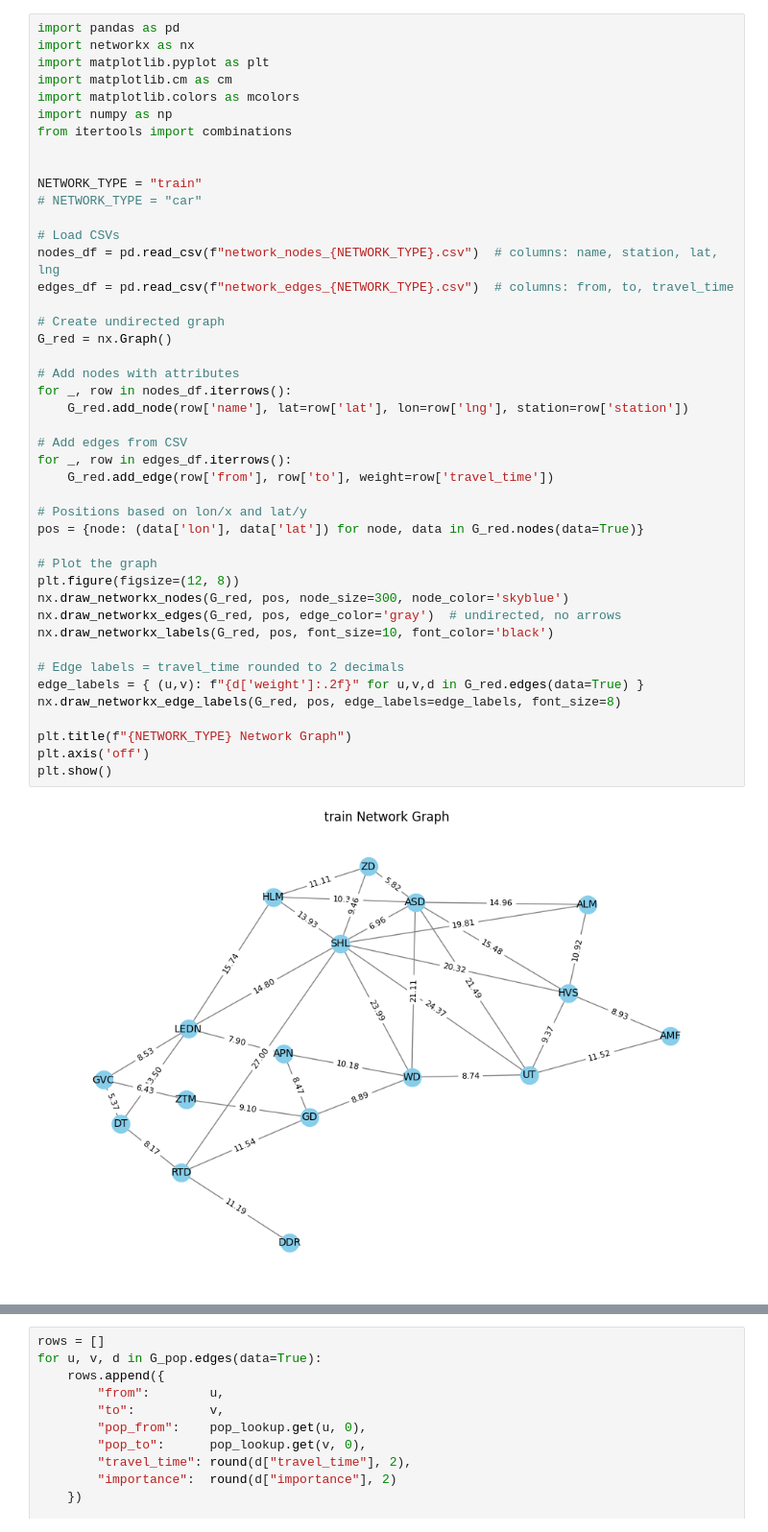
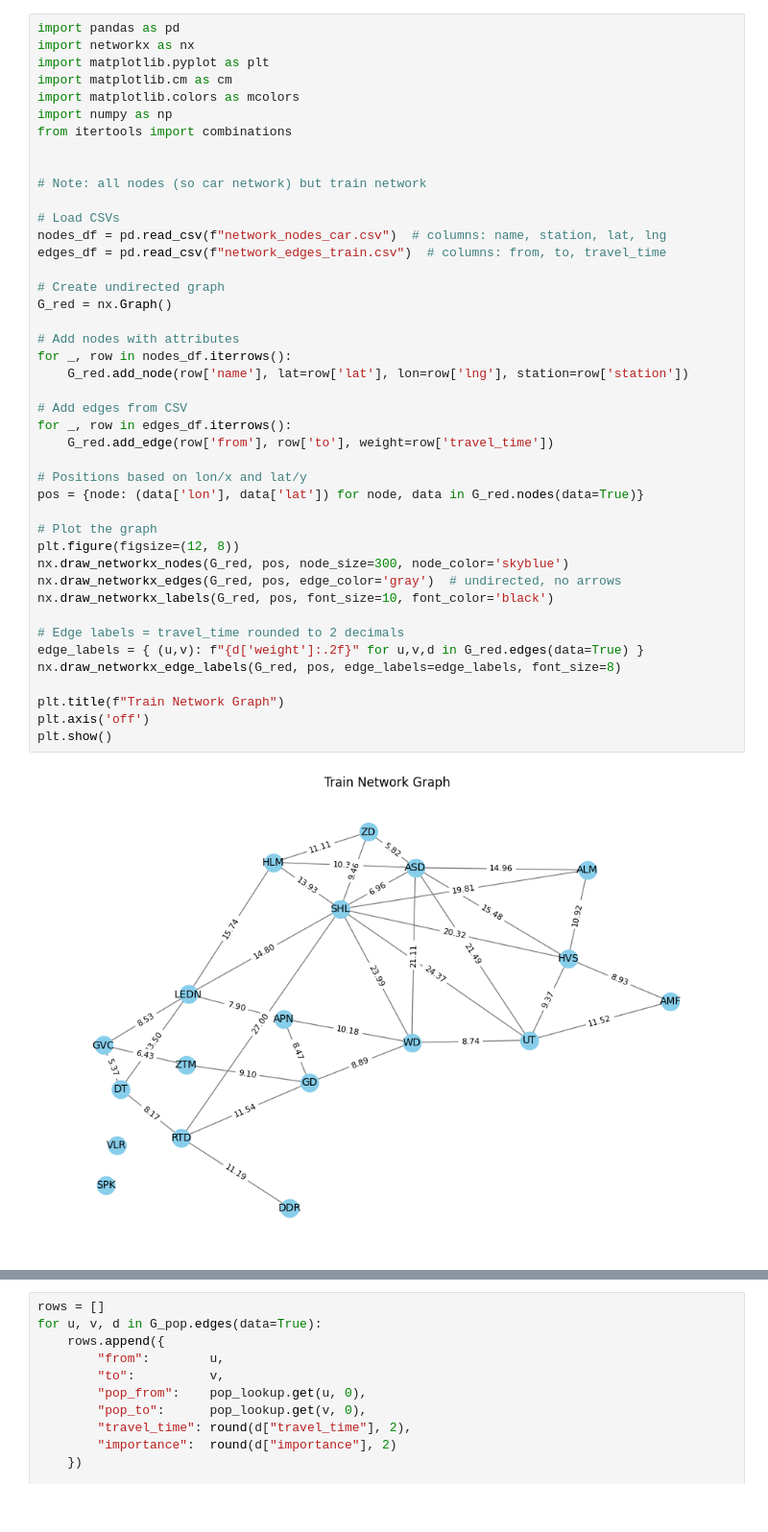
Before and after one commit to EVO5055/SEN124A-Project, a Jupyter notebook: part4.ipynb, the cells around one changed output, grey strips where cells are left out. Shown at 96% size. Cells and saved outputs as stored; diff of their text form.

```diff
--- a/part4.ipynb
+++ b/part4.ipynb
@@ -8,42 +8,41 @@ import numpy as np
 from itertools import combinations
 
 
-NETWORK_TYPE = "train"
-# NETWORK_TYPE = "car"
+# Note: all nodes (so car network) but train network
 
 # Load CSVs
-nodes_df = pd.read_csv(f"network_nodes_{NETWORK_TYPE}.csv")  # columns: name, station, lat, lng
-edges_df = pd.read_csv(f"network_edges_{NETWORK_TYPE}.csv")  # columns: from, to, travel_time
+nodes_df = pd.read_csv(f"network_nodes_car.csv")  # columns: name, station, lat, lng
+edges_df = pd.read_csv(f"network_edges_train.csv")  # columns: from, to, travel_time
 
 # Create undirected graph
 G_red = nx.Graph()
 
 # Add nodes with attributes
 for _, row in nodes_df.iterrows():
     G_red.add_node(row['name'], lat=row['lat'], lon=row['lng'], station=row['station'])
 
 # Add edges from CSV
 for _, row in edges_df.iterrows():
     G_red.add_edge(row['from'], row['to'], weight=row['travel_time'])
 
 # Positions based on lon/x and lat/y
 pos = {node: (data['lon'], data['lat']) for node, data in G_red.nodes(data=True)}
 
 # Plot the graph
 plt.figure(figsize=(12, 8))
 nx.draw_networkx_nodes(G_red, pos, node_size=300, node_color='skyblue')
 nx.draw_networkx_edges(G_red, pos, edge_color='gray')  # undirected, no arrows
 nx.draw_networkx_labels(G_red, pos, font_size=10, font_color='black')
 
 # Edge labels = travel_time rounded to 2 decimals
 edge_labels = { (u,v): f"{d['weight']:.2f}" for u,v,d in G_red.edges(data=True) }
 nx.draw_networkx_edge_labels(G_red, pos, edge_labels=edge_labels, font_size=8)
 
-plt.title(f"{NETWORK_TYPE} Network Graph")
+plt.title(f"Train Network Graph")
 plt.axis('off')
 plt.show()
 # %% [output]
-[figure, old version]
+[figure, new version]
 # %%
 pop_df     = pd.read_csv("population_sizes.csv")
 pop_lookup = dict(zip(pop_df["name"], pop_df["population"]))
```
Also changed, not shown: parts of 7 cells of this notebook, 1 other file.
